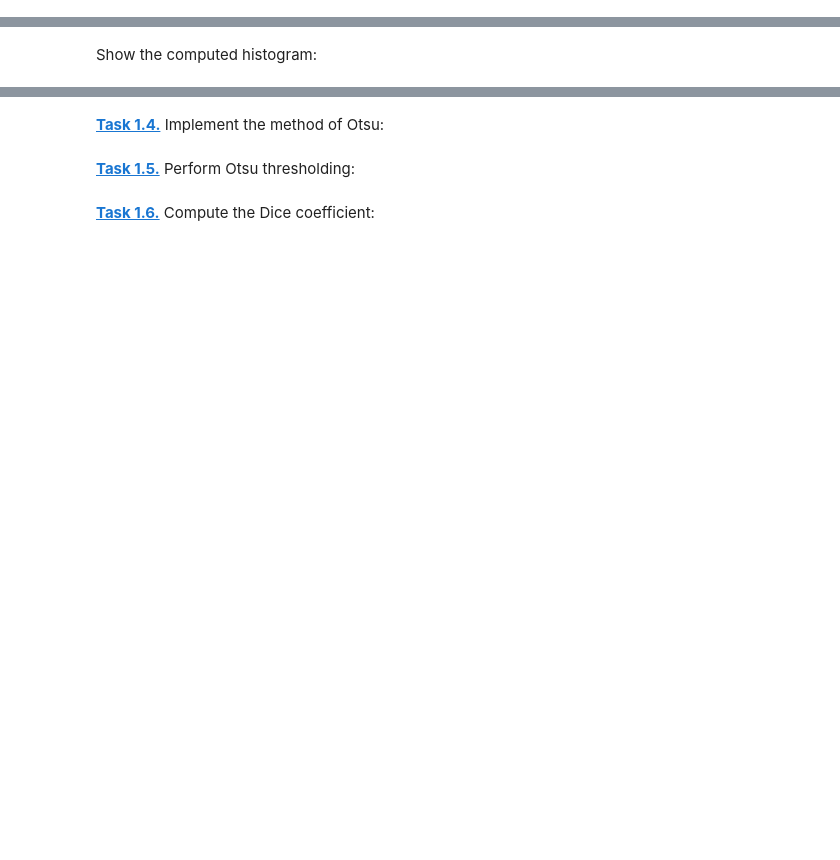
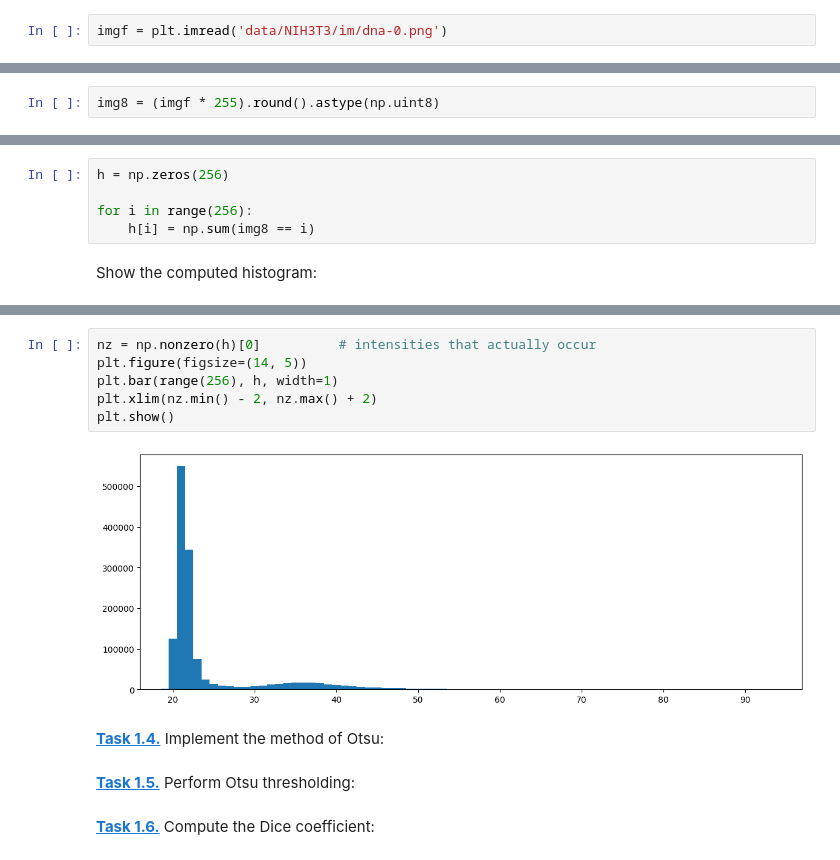
Before and after one commit to ZoeK194/mobi-fs5-python, a Jupyter notebook: otsu.ipynb, the cells around one changed output, grey strips where cells are left out. Cells and saved outputs as stored; diff of their text form; blank space fills up the shorter version.

```diff
--- a/otsu.ipynb
+++ b/otsu.ipynb
@@ -5,10 +5,19 @@ import numpy as np
 import matplotlib.pyplot as plt
 # %% [markdown]
 **[Task 1.1.]()** Load the image:
+# %%
+imgf = plt.imread('data/NIH3T3/im/dna-0.png')
 # %% [markdown]
 **[Task 1.2.]()** Quantify the image into 256 bins:
+# %%
+img8 = (imgf * 255).round().astype(np.uint8)
 # %% [markdown]
 **[Task 1.3.]()** Compute the image histogram:
+# %%
+h = np.zeros(256)
+
+for i in range(256):
+    h[i] = np.sum(img8 == i)
 # %% [markdown]
 Show the computed histogram:
 # %%
@@ -17,3 +30,11 @@ plt.bar(range(256), h, width=1)
+# %%
+nz = np.nonzero(h)[0]          # intensities that actually occur
+plt.figure(figsize=(14, 5))
+plt.bar(range(256), h, width=1)
+plt.xlim(nz.min() - 2, nz.max() + 2)
+plt.show()
+# %% [output]
+[figure, added]
 # %% [markdown]
 **[Task 1.4.]()** Implement the method of Otsu:
 # %% [markdown]
```
Also changed, not shown: parts of 1 cell of this notebook.
